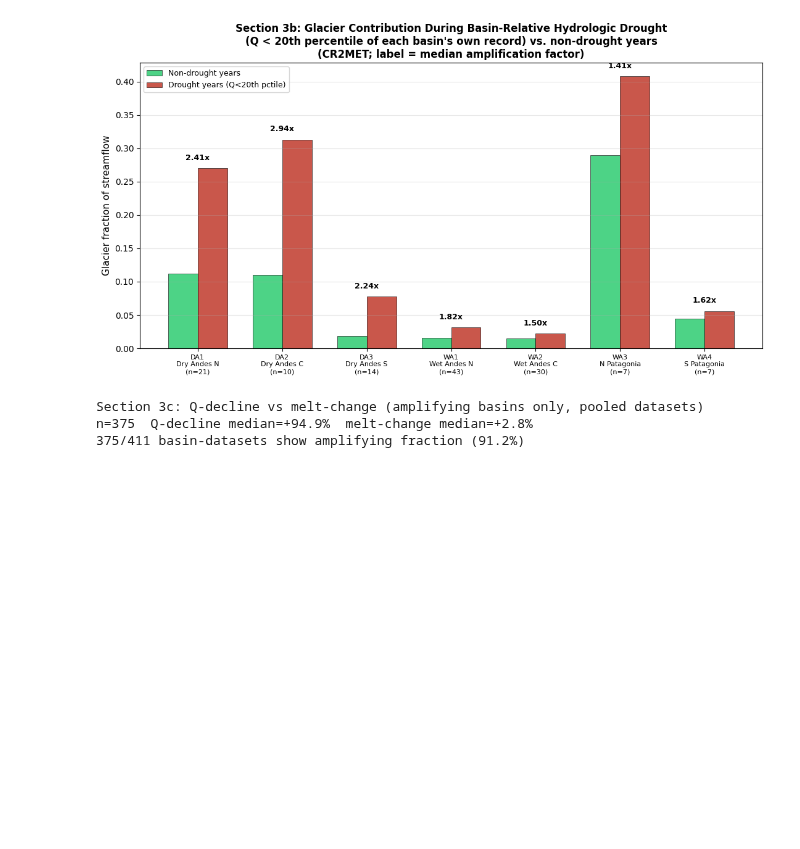
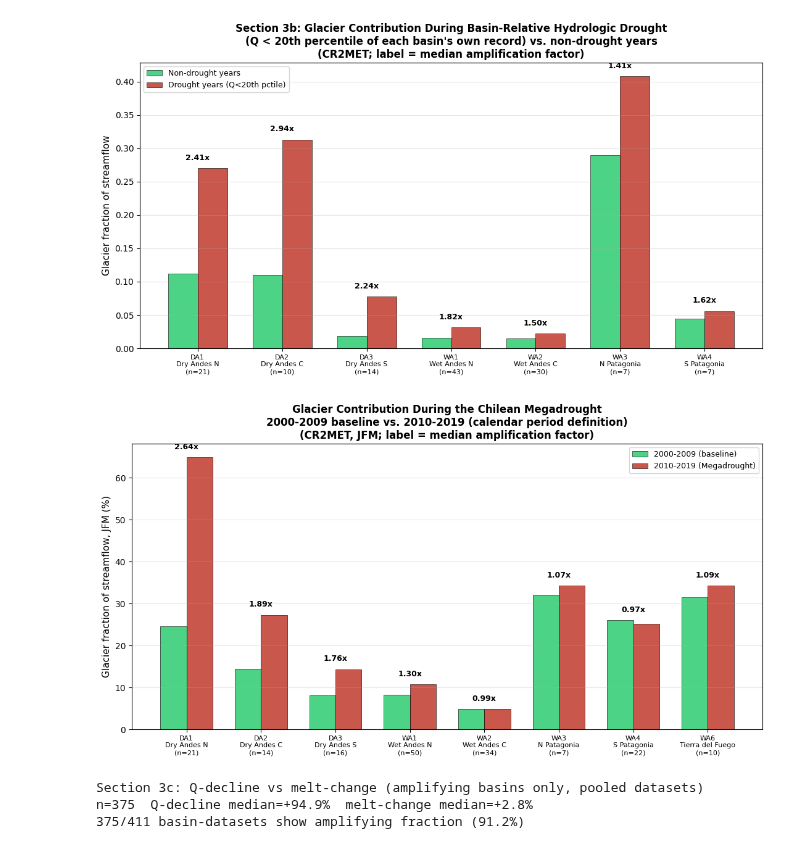
Before and after one commit to millie-spencer/OGGM_CR2_Chile, a Jupyter notebook: agu_runthrough.ipynb, the cells around one changed output. Drawn from its saved outputs; the diff is of its cells as text; code cells hidden in the pictures; blank space fills up the shorter version.

```diff
--- a/agu_runthrough.ipynb
+++ b/agu_runthrough.ipynb
@@ -1749,6 +1903,63 @@ plt.savefig(f'{OUT_DIR}/section3b_drought_vs_nondrought_by_cluster.png',
 plt.show()
 # %% [output]
 [figure]
+# %%
+# Megadrought calendar comparison figure (2010-2019 vs 2000-2009 baseline)
+# Same style as Section 3b, but using the calendar period definition
+# (fixed 2010-2019 drought window) instead of basin-relative percentile
+# drought years. JFM scope used since it captures every cluster's peak
+# ablation month.
+
+fig, ax = plt.subplots(figsize=(11, 6))
+
+cl_base, cl_dr, cl_amp, cl_labels = [], [], [], []
+for cl in CLUSTERS:
+    gauges = basins_in_cluster(cl)
+    base_vals, dr_vals = [], []
+    for gid in gauges:
+        b = period_frac(gid, 'CR2MET', cl, BASELINE, JFM_MONTHS)
+        d = period_frac(gid, 'CR2MET', cl, range(2010,2020), JFM_MONTHS)
+        if not np.isnan(b) and not np.isnan(d) and b > 0:
+            base_vals.append(b)
+            dr_vals.append(d)
+    if len(base_vals) < 3:
+        continue
+
+    med_base = np.median(base_vals)
+    med_dr = np.median(dr_vals)
+    amp = med_dr / med_base if med_base > 0 else np.nan
+
+    cl_base.append(med_base)
+    cl_dr.append(med_dr)
+    cl_amp.append(amp)
+    cl_labels.append(f'{cl}\n{REGION_LABELS[cl]}\n(n={len(base_vals)})')
+
+x = np.arange(len(cl_labels))
+width = 0.35
+ax.bar(x - width/2, cl_base, width, label='2000-2009 (baseline)',
+       color='#2ecc71', alpha=0.85, edgecolor='k', lw=0.5)
+ax.bar(x + width/2, cl_dr, width, label='2010-2019 (Megadrought)',
+       color='#c0392b', alpha=0.85, edgecolor='k', lw=0.5)
+
+for i, (base, dr, amp) in enumerate(zip(cl_base, cl_dr, cl_amp)):
+    ax.text(i, max(base, dr) + max(cl_dr)*0.03, f'{amp:.2f}x',
+            ha='center', fontsize=9, fontweight='bold')
+
+ax.set_xticks(x)
+ax.set_xticklabels(cl_labels, fontsize=8)
+ax.set_ylabel('Glacier fraction of streamflow, JFM (%)', fontsize=11)
+ax.set_title('Glacier Contribution During the Chilean Megadrought\n'
+             '2000-2009 baseline vs. 2010-2019 (calendar period definition)\n'
+             '(CR2MET, JFM; label = median amplification factor)',
+             fontsize=12, fontweight='bold')
+ax.legend(fontsize=9)
+ax.grid(True, alpha=0.3, axis='y')
+plt.tight_layout()
+plt.savefig(f'{OUT_DIR}/megadrought_calendar_baseline_vs_drought_by_cluster.png',
+            dpi=150, bbox_inches='tight')
+plt.show()
+# %% [output]
+[figure, added]
 # %%
 # Q-decline vs. melt-change decomposition (calendar period)
 decomp_records_3c = []
```
Also changed, not shown: parts of 1 cell of this notebook.
